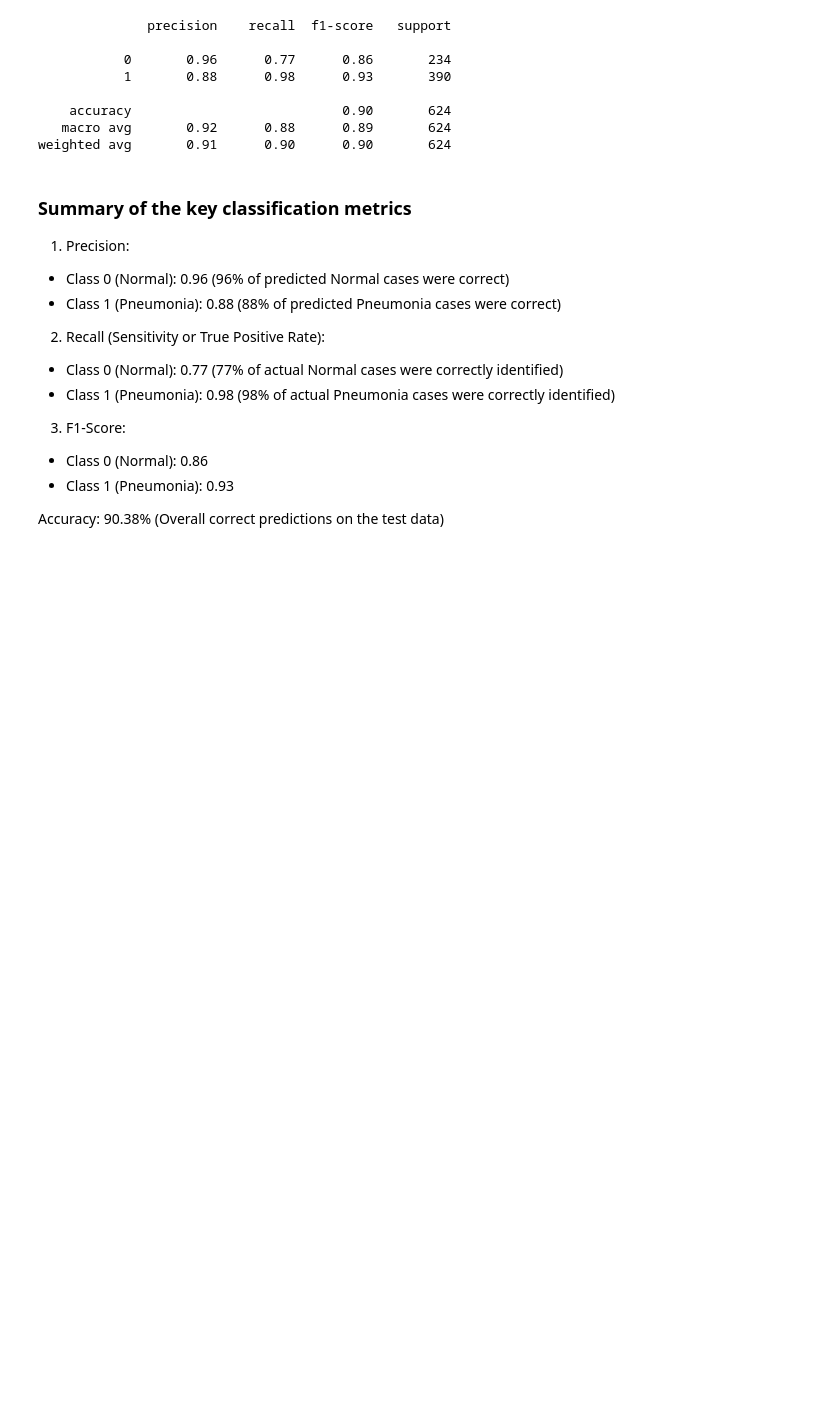
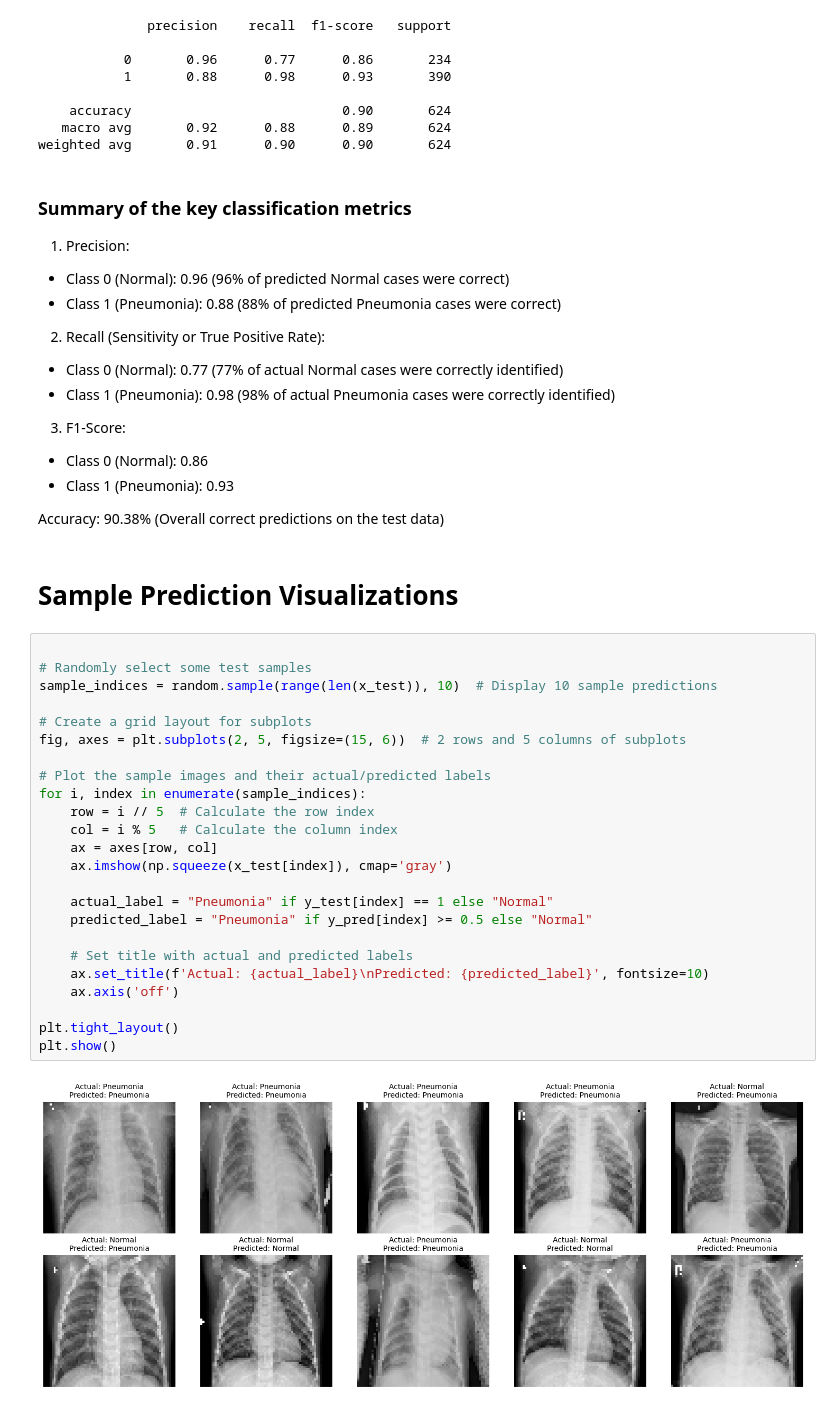
Before and after one commit to Ivan3864/Pneumonia-Detection, a Jupyter notebook: notebook.ipynb, the cells around one changed output. Saved outputs shown, nothing was run; the diff lists cells and outputs as text; blank space fills up the shorter version.

```diff
--- a/notebook.ipynb
+++ b/notebook.ipynb
@@ -670,3 +668,31 @@ weighted avg       0.91      0.90      0.90       624
 * Class 1 (Pneumonia): 0.93
 
 Accuracy: 90.38% (Overall correct predictions on the test data)
+# %% [markdown]
+# Sample Prediction Visualizations
+# %%
+
+# Randomly select some test samples
+sample_indices = random.sample(range(len(x_test)), 10)  # Display 10 sample predictions
+
+# Create a grid layout for subplots
+fig, axes = plt.subplots(2, 5, figsize=(15, 6))  # 2 rows and 5 columns of subplots
+
+# Plot the sample images and their actual/predicted labels
+for i, index in enumerate(sample_indices):
+    row = i // 5  # Calculate the row index
+    col = i % 5   # Calculate the column index
+    ax = axes[row, col]
+    ax.imshow(np.squeeze(x_test[index]), cmap='gray')
+
+    actual_label = "Pneumonia" if y_test[index] == 1 else "Normal"
+    predicted_label = "Pneumonia" if y_pred[index] >= 0.5 else "Normal"
+
+    # Set title with actual and predicted labels
+    ax.set_title(f'Actual: {actual_label}\nPredicted: {predicted_label}', fontsize=10)
+    ax.axis('off')
+
+plt.tight_layout()
+plt.show()
+# %% [output]
+[figure, added]
```
Also changed, not shown: parts of 4 cells of this notebook.
